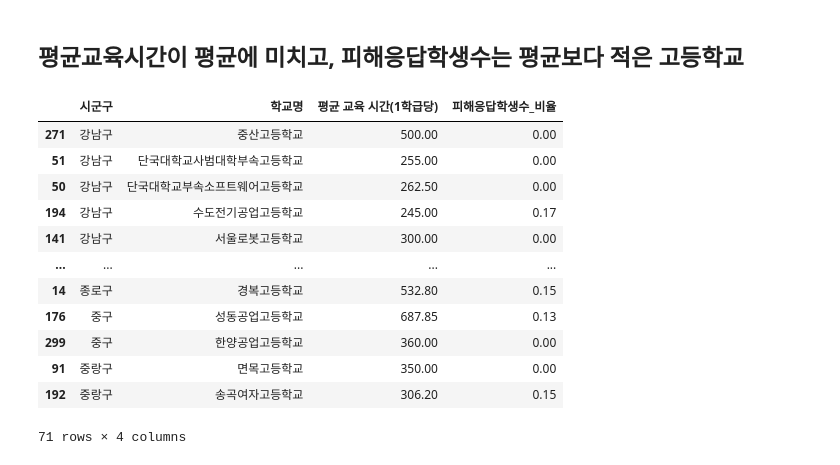
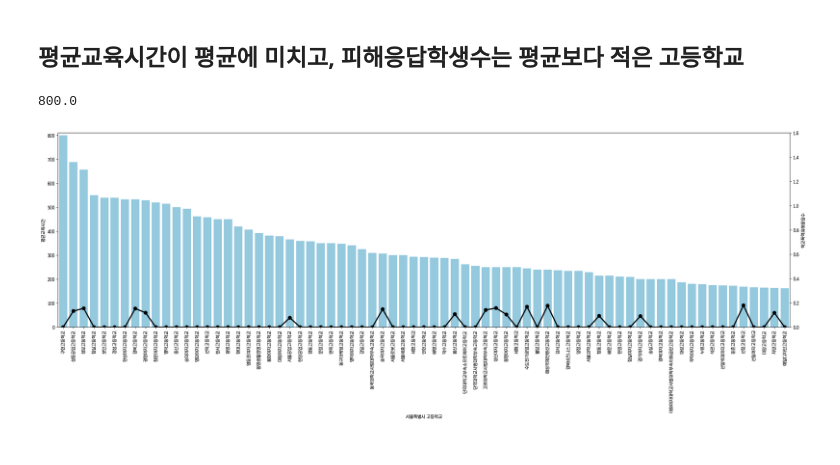
Before and after one commit to sooeun99/ConvergenceProject-School_Violence, a Jupyter notebook: Code/Analysis/학교알리미_2021_학교폭력_시각화.ipynb, the cells around one changed output. Saved outputs shown, nothing was run; the diff lists cells and outputs as text; code cells hidden in the pictures.

```diff
--- a/Code/Analysis/학교알리미_2021_학교폭력_시각화.ipynb
+++ b/Code/Analysis/학교알리미_2021_학교폭력_시각화.ipynb
@@ -704,18 +706,28 @@ plt.show()
 # 평균교육시간(1학급당) = 159.78(평균)
 # 피해응답학생수_비율 = 0.18(평균)
 # %%
-data[(data['평균 교육 시간(1학급당)'] >= 159.78)&(data['피해응답학생수_비율'] <= 0.18)]
+data_m = data[(data['평균 교육 시간(1학급당)'] >= 159.78)&(data['피해응답학생수_비율'] <= 0.18)]
+data_m['평균 교육 시간(1학급당)'].max()
 # %% [output]
-|  | 시군구 | 학교명 | 평균 교육 시간(1학급당) | 피해응답학생수_비율 |
-| 271 | 강남구 | 중산고등학교 | 500.00 | 0.00 |
-| 51 | 강남구 | 단국대학교사범대학부속고등학교 | 255.00 | 0.00 |
-| 50 | 강남구 | 단국대학교부속소프트웨어고등학교 | 262.50 | 0.00 |
-| 194 | 강남구 | 수도전기공업고등학교 | 245.00 | 0.17 |
-| 141 | 강남구 | 서울로봇고등학교 | 300.00 | 0.00 |
-| ... | ... | ... | ... | ... |
-| 14 | 종로구 | 경복고등학교 | 532.80 | 0.15 |
-| 176 | 중구 | 성동공업고등학교 | 687.85 | 0.13 |
-| 299 | 중구 | 한양공업고등학교 | 360.00 | 0.00 |
-| 91 | 중랑구 | 면목고등학교 | 350.00 | 0.00 |
-| 192 | 중랑구 | 송곡여자고등학교 | 306.20 | 0.15 |
-71 rows × 4 columns
+800.0
+# %%
+fig, axe1 = plt.subplots()
+fig.set_size_inches(30, 8)
+
+axe2 = axe1.twinx()
+
+c1 = sns.barplot(ax = axe1, data = data_m, x ='학교명', y = '평균 교육 시간(1학급당)', color = 'skyblue')
+c2 = sns.pointplot(ax = axe2, data = data_m, x ='학교명', y = '피해응답학생수_비율', color = 'k')
+
+# axe1.legend(['평균교육시간', '학교폭력피해응답수'])
+
+axe1.set_xticklabels(axe1.get_xticklabels(),rotation = 90)
+axe1.set_xlabel('서울특별시 고등학교')
+axe1.set_ylabel('평균교육시간')
+axe2.set_ylabel('학교폭력피해응답수')
+axe1.set_ylim(0,810)
+axe2.set_ylim(0,1.6)
+plt.savefig("C:/sooeun/DATAexam/ConvergenceProject-School_Violence/Data/5. Visulization_Data/학교알리미_2021_고등학교_학교폭력_교육시간_평균상_시각화.png")
+plt.show()
+# %% [output]
+[figure, added]
```
Also changed, not shown: parts of 16 cells of this notebook.
